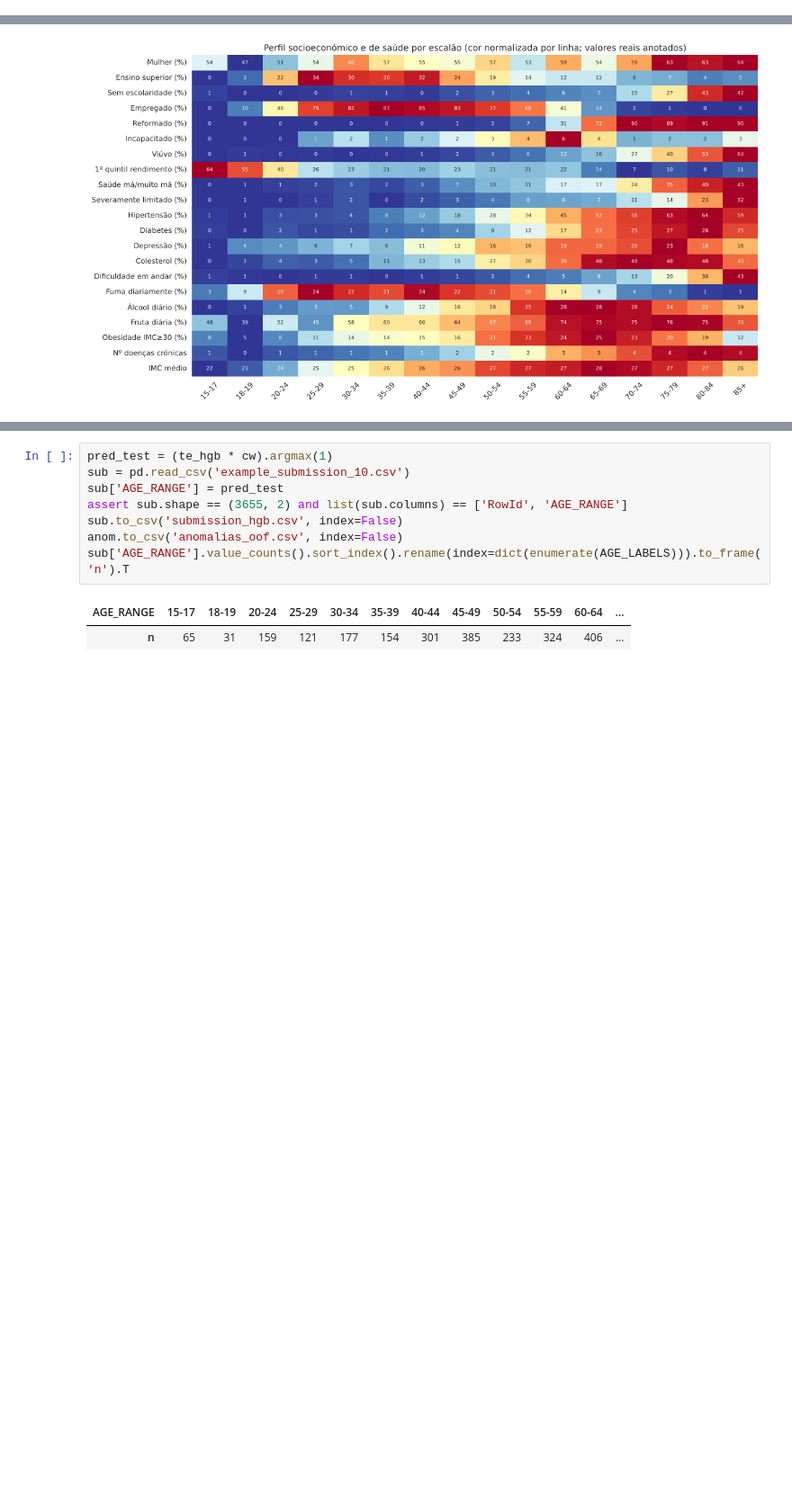
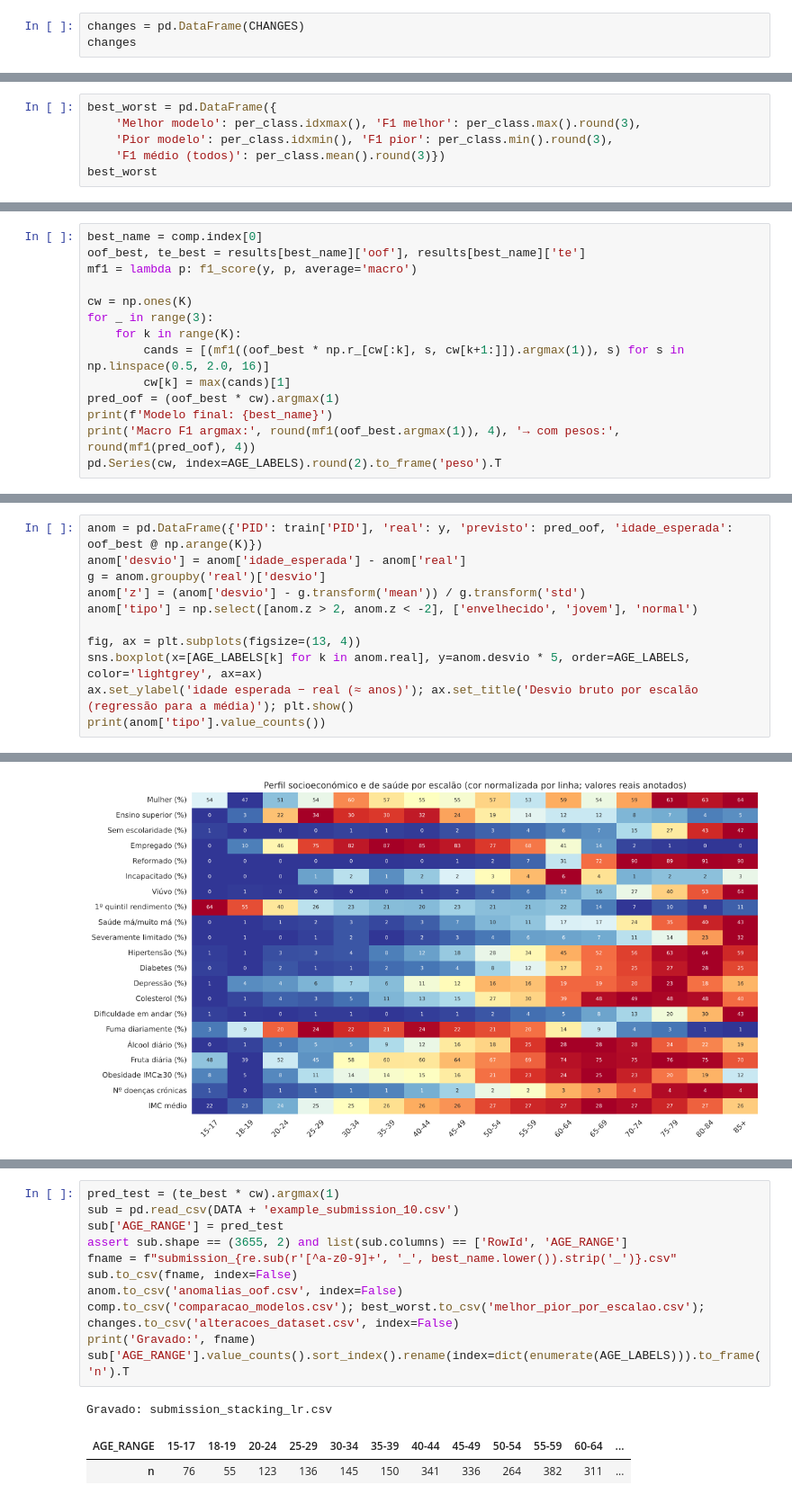
Before and after one commit to icsousa/DAA, a Jupyter notebook: project/projeto_daa.ipynb, the cells around one changed output, grey strips where cells are left out. Shown at 90% size. Saved outputs shown, nothing was run; the diff lists cells and outputs as text; blank space fills up the shorter version.

```diff
--- a/project/projeto_daa.ipynb
+++ b/project/projeto_daa.ipynb
@@ -197,0 +274,3 @@ X[['BMI', 'N_CHRONIC', 'N_LIMIT']].describe().T
+# %%
+changes = pd.DataFrame(CHANGES)
+changes
@@ -370,0 +667,6 @@ Name: count, dtype: int64
+# %%
+best_worst = pd.DataFrame({
+    'Melhor modelo': per_class.idxmax(), 'F1 melhor': per_class.max().round(3),
+    'Pior modelo': per_class.idxmin(), 'F1 pior': per_class.min().round(3),
+    'F1 médio (todos)': per_class.mean().round(3)})
+best_worst
@@ -370,0 +711,14 @@ Name: count, dtype: int64
+# %%
+best_name = comp.index[0]
+oof_best, te_best = results[best_name]['oof'], results[best_name]['te']
+mf1 = lambda p: f1_score(y, p, average='macro')
+
+cw = np.ones(K)
+for _ in range(3):
+    for k in range(K):
+        cands = [(mf1((oof_best * np.r_[cw[:k], s, cw[k+1:]]).argmax(1)), s) for s in np.linspace(0.5, 2.0, 16)]
+        cw[k] = max(cands)[1]
+pred_oof = (oof_best * cw).argmax(1)
+print(f'Modelo final: {best_name}')
+print('Macro F1 argmax:', round(mf1(oof_best.argmax(1)), 4), '→ com pesos:', round(mf1(pred_oof), 4))
+pd.Series(cw, index=AGE_LABELS).round(2).to_frame('peso').T
@@ -370,0 +817,11 @@ Name: count, dtype: int64
+# %%
+anom = pd.DataFrame({'PID': train['PID'], 'real': y, 'previsto': pred_oof, 'idade_esperada': oof_best @ np.arange(K)})
+anom['desvio'] = anom['idade_esperada'] - anom['real']
+g = anom.groupby('real')['desvio']
+anom['z'] = (anom['desvio'] - g.transform('mean')) / g.transform('std')
+anom['tipo'] = np.select([anom.z > 2, anom.z < -2], ['envelhecido', 'jovem'], 'normal')
+
+fig, ax = plt.subplots(figsize=(13, 4))
+sns.boxplot(x=[AGE_LABELS[k] for k in anom.real], y=anom.desvio * 5, order=AGE_LABELS, color='lightgrey', ax=ax)
+ax.set_ylabel('idade esperada − real (≈ anos)'); ax.set_title('Desvio bruto por escalão (regressão para a média)'); plt.show()
+print(anom['tipo'].value_counts())
@@ -500,11 +962,15 @@ As probabilidades do teste são a média dos 5 modelos da validação cruzada. A
 # %%
-pred_test = (te_hgb * cw).argmax(1)
-sub = pd.read_csv('example_submission_10.csv')
+pred_test = (te_best * cw).argmax(1)
+sub = pd.read_csv(DATA + 'example_submission_10.csv')
 sub['AGE_RANGE'] = pred_test
 assert sub.shape == (3655, 2) and list(sub.columns) == ['RowId', 'AGE_RANGE']
-sub.to_csv('submission_hgb.csv', index=False)
+fname = f"submission_{re.sub(r'[^a-z0-9]+', '_', best_name.lower()).strip('_')}.csv"
+sub.to_csv(fname, index=False)
 anom.to_csv('anomalias_oof.csv', index=False)
+comp.to_csv('comparacao_modelos.csv'); best_worst.to_csv('melhor_pior_por_escalao.csv'); changes.to_csv('alteracoes_dataset.csv', index=False)
+print('Gravado:', fname)
 sub['AGE_RANGE'].value_counts().sort_index().rename(index=dict(enumerate(AGE_LABELS))).to_frame('n').T
 # %% [output]
+Gravado: submission_stacking_lr.csv
 | AGE_RANGE | 15-17 | 18-19 | 20-24 | 25-29 | 30-34 | 35-39 | 40-44 | 45-49 | 50-54 | 55-59 | 60-64 | ... |
-| n | 65 | 31 | 159 | 121 | 177 | 154 | 301 | 385 | 233 | 324 | 406 | ... |
+| n | 76 | 55 | 123 | 136 | 145 | 150 | 341 | 336 | 264 | 382 | 311 | ... |
```
Also changed, not shown: parts of 78 cells of this notebook, 2 other files.
